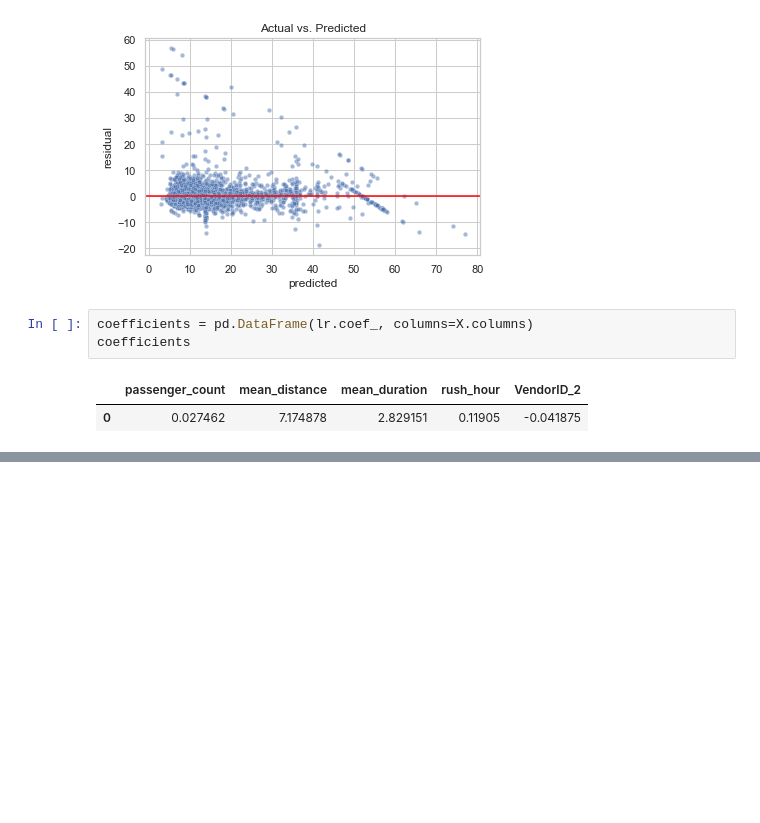
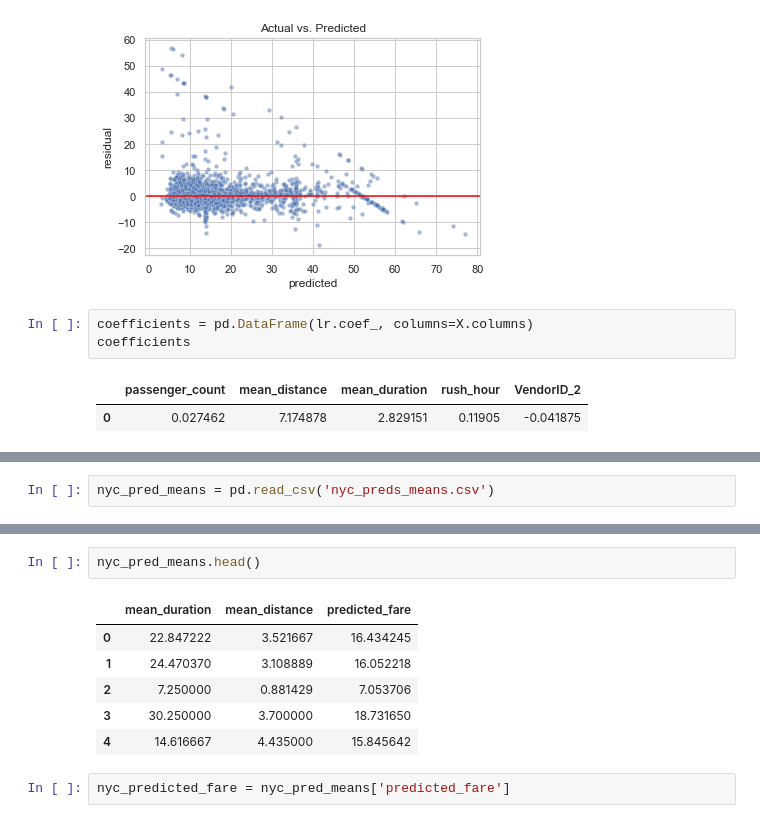
Before and after one commit to PedroHurtgm/Automatidata-Capstone, a Jupyter notebook: Automatidata Project.ipynb, the cells around one changed output, grey strips where cells are left out. Cells and saved outputs as stored; diff of their text form; blank space fills up the shorter version.

```diff
--- a/Automatidata Project.ipynb
+++ b/Automatidata Project.ipynb
@@ -942,0 +979,2 @@ coefficients
+# %%
+nyc_pred_means = pd.read_csv('nyc_preds_means.csv')
@@ -942,0 +990,11 @@ coefficients
+# %%
+nyc_pred_means.head()
+# %% [output]
+|  | mean_duration | mean_distance | predicted_fare |
+| 0 | 22.847222 | 3.521667 | 16.434245 |
+| 1 | 24.470370 | 3.108889 | 16.052218 |
+| 2 | 7.250000 | 0.881429 | 7.053706 |
+| 3 | 30.250000 | 3.700000 | 18.731650 |
+| 4 | 14.616667 | 4.435000 | 15.845642 |
+# %%
+nyc_predicted_fare = nyc_pred_means['predicted_fare']
```
Also changed, not shown: parts of 24 cells of this notebook, 1 other file.
